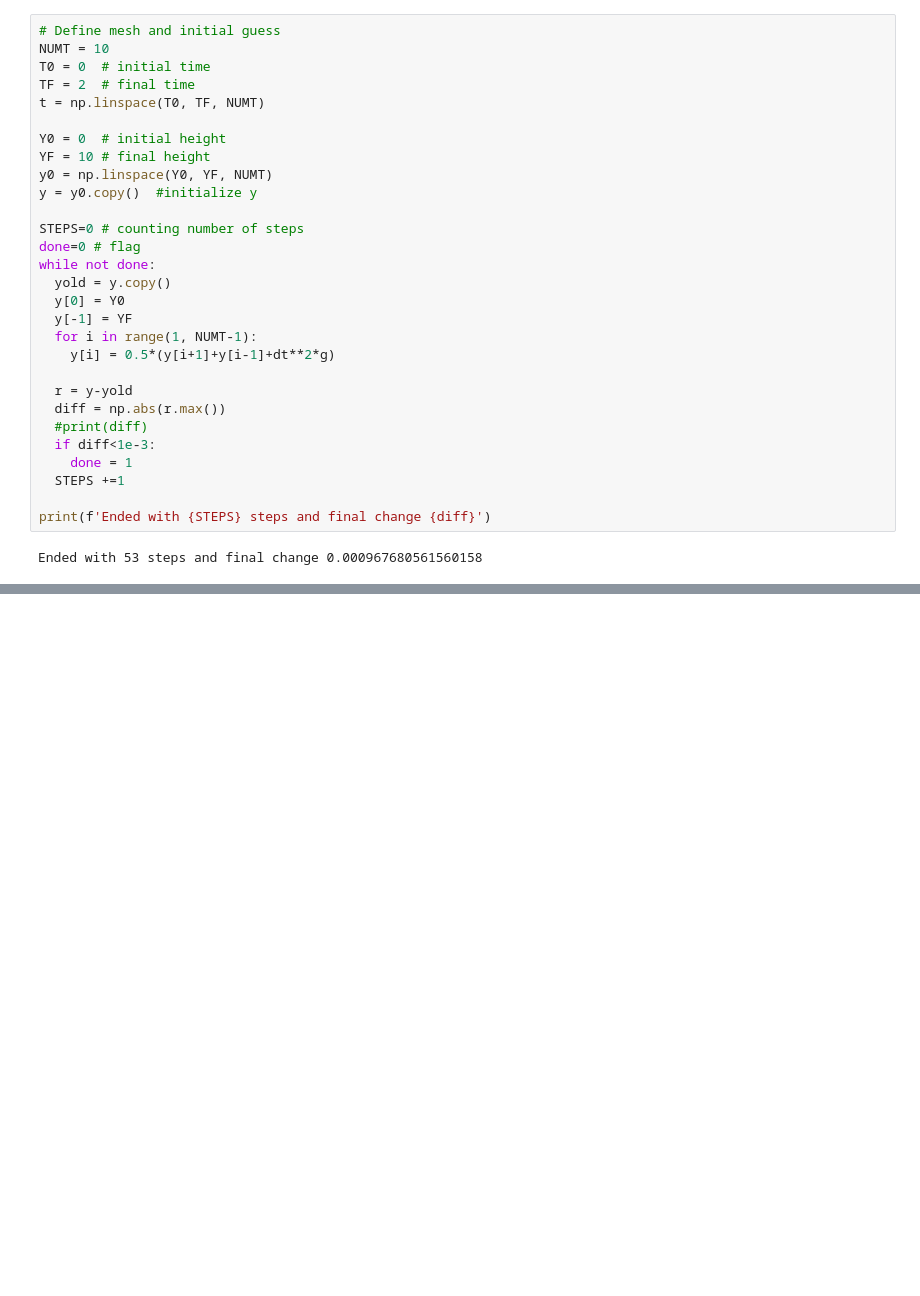
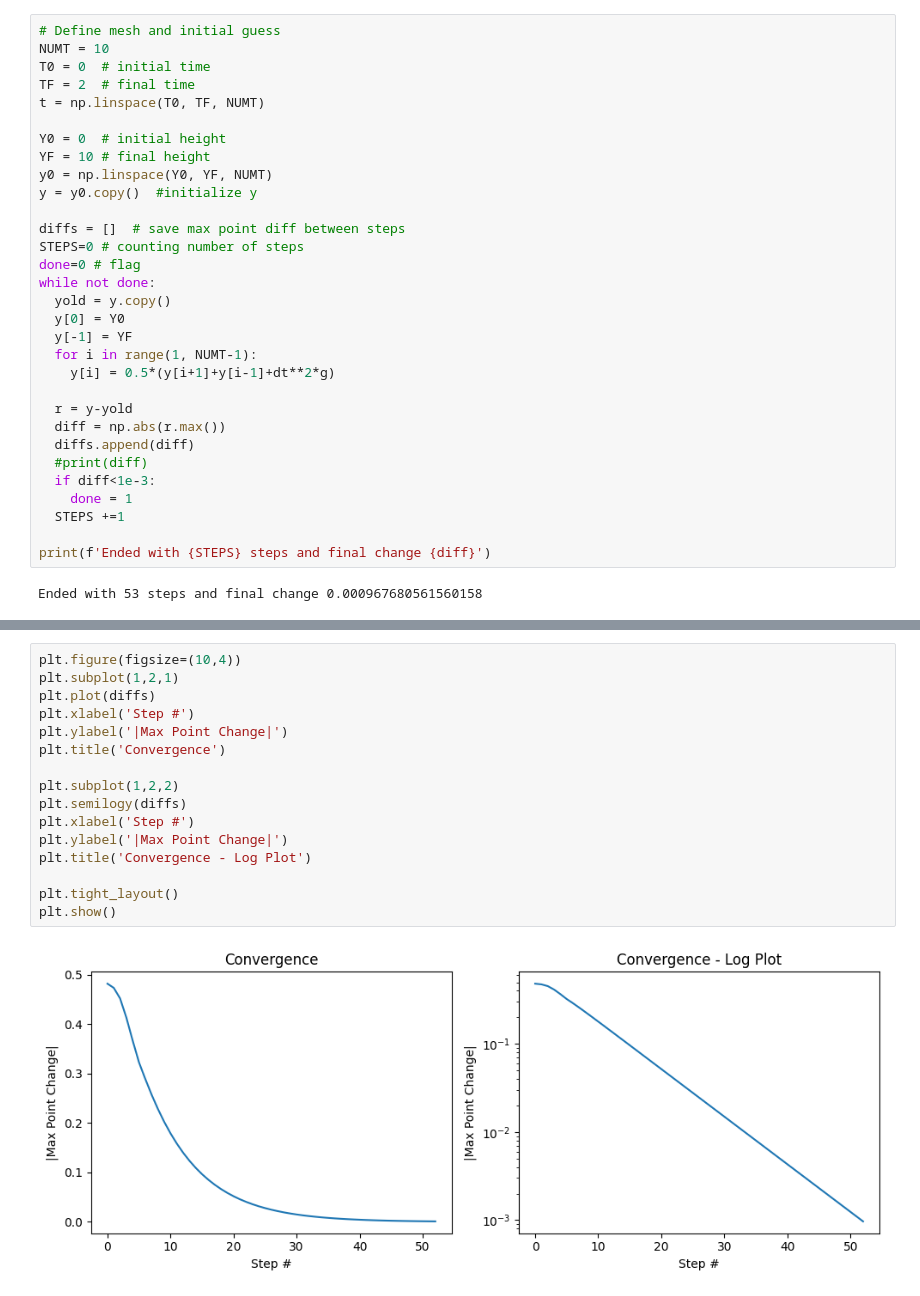
Before and after one commit to mdaugherity/Numerical2024, a Jupyter notebook: ode/Week_10_BVP.ipynb, the cells around one changed output, grey strips where cells are left out. Cells and saved outputs as stored; diff of their text form; blank space fills up the shorter version.

```diff
--- a/ode/Week_10_BVP.ipynb
+++ b/ode/Week_10_BVP.ipynb
@@ -322,6 +322,7 @@ YF = 10 # final height
 y0 = np.linspace(Y0, YF, NUMT)
 y = y0.copy()  #initialize y
 
+diffs = []  # save max point diff between steps
 STEPS=0 # counting number of steps
 done=0 # flag
 while not done:
@@ -333,6 +334,7 @@ while not done:
 
   r = y-yold
   diff = np.abs(r.max())
+  diffs.append(diff)
   #print(diff)
   if diff<1e-3:
     done = 1
@@ -357,0 +363,18 @@ plt.show()
+# %%
+plt.figure(figsize=(10,4))
+plt.subplot(1,2,1)
+plt.plot(diffs)
+plt.xlabel('Step #')
+plt.ylabel('|Max Point Change|')
+plt.title('Convergence')
+
+plt.subplot(1,2,2)
+plt.semilogy(diffs)
+plt.xlabel('Step #')
+plt.ylabel('|Max Point Change|')
+plt.title('Convergence - Log Plot')
+
+plt.tight_layout()
+plt.show()
+# %% [output]
+[figure, added]
```
Also changed, not shown: parts of 2 cells of this notebook.
